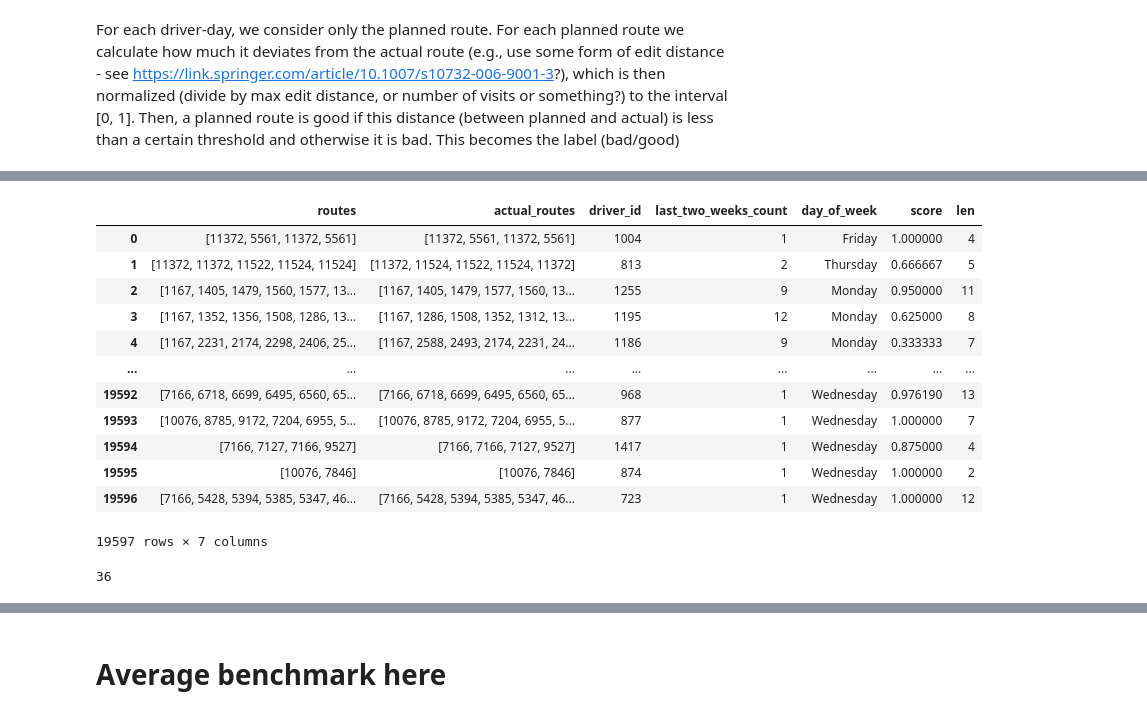
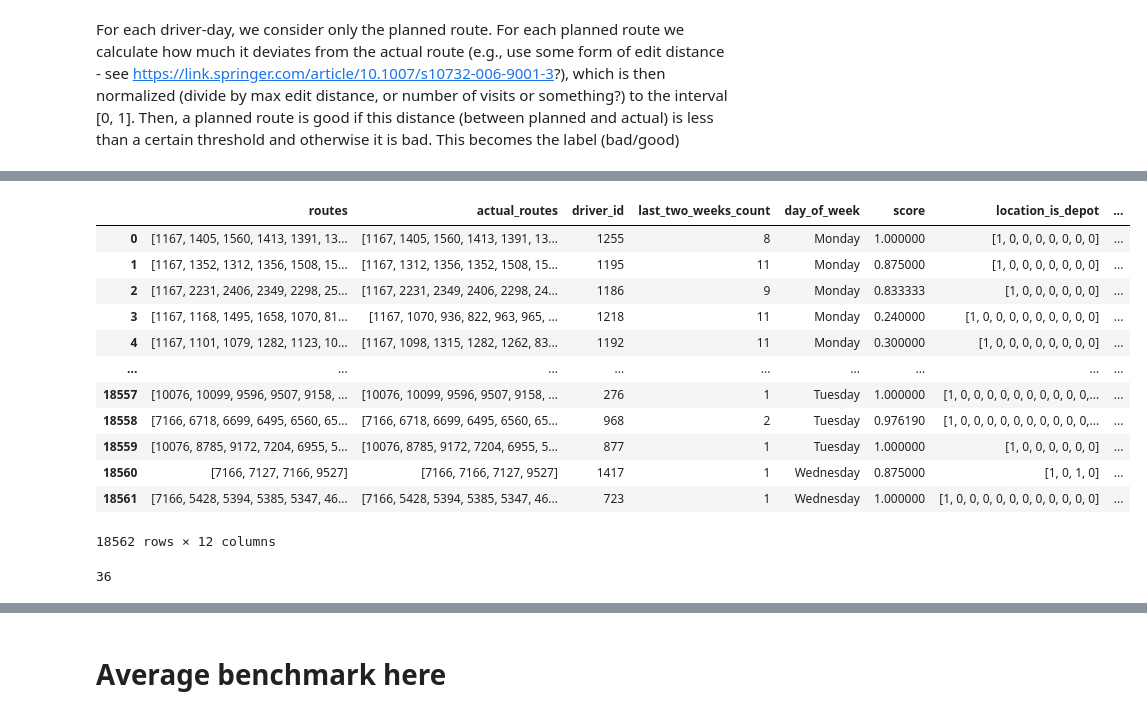
Before and after one commit to anna1904/RouteClassification, a Jupyter notebook: score_prediction-larger.ipynb, the cells around one changed output, grey strips where cells are left out. Cells and saved outputs as stored; diff of their text form; code cells hidden in the pictures.

```diff
--- a/score_prediction-larger.ipynb
+++ b/score_prediction-larger.ipynb
@@ -160,7 +177,12 @@ routes['last_two_weeks_count'] = routes.apply(lambda row:
                                       routes[(routes['driver_id'] == row['driver_id']) &
                                          (row['date'] - routes['date']).dt.days.between(-14, 0)].shape[0],
                                       axis=1)
-routes = routes[(routes['date'] < '2024-01-01') | (routes['date'] > '2024-01-14')]
+routes = routes[(routes['date'] < '2023-12-21') | (routes['date'] > '2024-01-14')]
+routes['location_type_id'] = routes['location_type_id'].apply(lambda x: [0 if i == 1 else 1 for i in x])
+routes['location_is_depot'] = routes['location_is_depot'].apply(lambda x: [int(value) for value in x])
+
+routes = routes[routes['planned_route_location'].apply(lambda x: len(x) > 2)]
+routes = routes.reset_index(drop=True)
 # %%
 routes
 # %% [output]
@@ -206,5 +228,12 @@ routes['actual_route_location'] = create_actual_route(routes, 'planned_route_cra
 routes['actual_route_type'] = create_actual_route_type(routes, 'planned_route_craft')
 # routes['distance_actual_route'] = routes.apply(calculate_distance_actual, axis=1)
 # routes['total_distance_actual'] = routes['distance_actual_route'].apply(sum)
-routes
+# routes['difference_distance'] = (routes['total_distance_actual'] - routes['total_distance_planned'])/routes['total_distance_planned']
+
+#remove all the routes with length <= 2
+routes = routes[routes['planned_route_location'].apply(lambda x: len(x) > 2)]
+routes = routes.reset_index(drop=True)
+# routes['distance_actual_route'] = routes.apply(calculate_distance_actual, axis=1)
+# routes['total_distance_actual'] = routes['distance_actual_route'].apply(sum)
+len(routes)
 # %% [output]
@@ -249,5 +266,5 @@ routes['difference_distance'] = routes['total_distance_actual'] - routes['total_
 # %% [output]
 KeyError: 'total_distance_actual'
 # %%
-planned_routes = routes[['planned_route_craft', 'actual_route_location', 'driver_id', 'day_of_week', 'last_two_weeks_count', 'location_type_id', 'stop_arrived_at', 'stop_earliest', 'stop_latest', 'current_lat', 'current_lng', 'difference_distance']]
+planned_routes = routes[['planned_route_craft', 'actual_route_location', 'driver_id', 'day_of_week', 'last_two_weeks_count', 'location_type_id', 'stop_arrived_at', 'stop_earliest', 'stop_latest', 'current_lat', 'current_lng', 'location_is_depot', 'date']]
 actual_routes = routes['actual_route_location']
@@ -338,16 +330,15 @@ def calculate_route_quality_score(planned_ranks, actual_ranks):
 # %% [markdown]
 For each driver-day, we consider only the planned route. For each planned route we calculate how much it deviates from the actual route (e.g., use some form of edit distance - see https://link.springer.com/article/10.1007/s10732-006-9001-3?), which is then normalized (divide by max edit distance, or number of visits or something?) to the interval [0, 1]. Then, a planned route is good if this distance (between planned and actual) is less than a certain threshold and otherwise it is bad. This becomes the label (bad/good)
 # %%
-completed_routes_df = pd.DataFrame(columns=['planned_route_craft', 'actual_route_location', 'driver_id', 'day_of_week', 'last_two_weeks_count', 'location_type_id', 'stop_arrived_at', 'stop_earliest', 'stop_latest', 'current_lat', 'current_lng', 'score'])
-uncompleted_routes_df = pd.DataFrame(columns=['planned_route_craft', 'actual_route_location', 'driver_id', 'day_of_week', 'distance_route', 'last_two_weeks_count', 'location_type_id', 'stop_arrived_at', 'stop_earliest', 'stop_latest', 'current_lat', 'current_lng', 'edit_distance', 'score'])
+completed_routes_df = pd.DataFrame(columns=['planned_route_craft', 'actual_route_location', 'driver_id', 'day_of_week', 'last_two_weeks_count', 'location_type_id', 'stop_arrived_at', 'stop_earliest', 'stop_latest', 'current_lat', 'current_lng', 'score', 'location_is_depot', 'date'])
 #11700795
 for i in range(len(planned_routes_list)):
     # editDistance = minDistance(planned_routes_list[i],actual_routes_list[i])
     score = calculate_route_quality_score(planned_routes_list[i],actual_routes_list[i])
-    if score != 0:
-        completed_routes_df = pd.concat([completed_routes_df, pd.DataFrame([planned_routes.iloc[i]]).assign(score=score).reset_index(drop=True)], ignore_index=True)
+    completed_routes_df = pd.concat([completed_routes_df, pd.DataFrame([planned_routes.iloc[i]]).assign(score=score).reset_index(drop=True)], ignore_index=True)
 
 
 print(len(completed_routes_df))
 # completed_routes_df
+completed_routes_df
 # %% [output]
@@ -396,41 +400,52 @@ Number of rows on Sunday: 211
 # %%
 final_routes = pd.DataFrame({
     'routes': completed_routes_df['planned_route_craft'].tolist(),
     'actual_routes': completed_routes_df['actual_route_location'].tolist(),
     'driver_id': completed_routes_df['driver_id'].tolist() ,
     'last_two_weeks_count': completed_routes_df['last_two_weeks_count'].tolist(),
     'day_of_week': completed_routes_df['day_of_week'].tolist(),
-    'score': completed_routes_df['score'].tolist()
-    # 'current_lat': completed_routes_df['current_lat'].tolist(),
-    # 'current_lng': completed_routes_df['current_lng'].tolist(),
-    # 'day_of_week': completed_routes_df['day_of_week'].tolist() + uncompleted_routes_df['day_of_week'].tolist(),
+    'score': completed_routes_df['score'].tolist(),
+    'location_is_depot': completed_routes_df['location_is_depot'].tolist(),
+    'location_type_id': completed_routes_df['location_type_id'].tolist(),
+    # 'distance_route': completed_routes_df['distance_route'].tolist(),
+    'current_lat': completed_routes_df['current_lat'].tolist(),
+    'current_lng': completed_routes_df['current_lng'].tolist(),
+    'date': completed_routes_df['date'].tolist(),
 })
 final_routes['len'] = final_routes['routes'].apply(lambda x: len(x))
 final_routes
 
 # [0] * len(artificial_planned_routes)
 # artificial_planned_routes['distance_route'].tolist()
 # artificial_planned_routes['driver_id'].tolist()
 # artificial_planned_routes['common_subsequence'].tolist()
 # %% [output]
-|  | routes | actual_routes | driver_id | last_two_weeks_count | day_of_week | score | len |
-| 0 | [11372, 5561, 11372, 5561] | [11372, 5561, 11372, 5561] | 1004 | 1 | Friday | 1.000000 | 4 |
-| 1 | [11372, 11372, 11522, 11524, 11524] | [11372, 11524, 11522, 11524, 11372] | 813 | 2 | Thursday | 0.666667 | 5 |
-| 2 | [1167, 1405, 1479, 1560, 1577, 13... | [1167, 1405, 1479, 1577, 1560, 13... | 1255 | 9 | Monday | 0.950000 | 11 |
-| 3 | [1167, 1352, 1356, 1508, 1286, 13... | [1167, 1286, 1508, 1352, 1312, 13... | 1195 | 12 | Monday | 0.625000 | 8 |
-| 4 | [1167, 2231, 2174, 2298, 2406, 25... | [1167, 2588, 2493, 2174, 2231, 24... | 1186 | 9 | Monday | 0.333333 | 7 |
-| ... | ... | ... | ... | ... | ... | ... | ... |
-| 19592 | [7166, 6718, 6699, 6495, 6560, 65... | [7166, 6718, 6699, 6495, 6560, 65... | 968 | 1 | Wednesday | 0.976190 | 13 |
-| 19593 | [10076, 8785, 9172, 7204, 6955, 5... | [10076, 8785, 9172, 7204, 6955, 5... | 877 | 1 | Wednesday | 1.000000 | 7 |
-| 19594 | [7166, 7127, 7166, 9527] | [7166, 7166, 7127, 9527] | 1417 | 1 | Wednesday | 0.875000 | 4 |
-| 19595 | [10076, 7846] | [10076, 7846] | 874 | 1 | Wednesday | 1.000000 | 2 |
-| 19596 | [7166, 5428, 5394, 5385, 5347, 46... | [7166, 5428, 5394, 5385, 5347, 46... | 723 | 1 | Wednesday | 1.000000 | 12 |
+|  | routes | actual_routes | driver_id | last_two_weeks_count | day_of_week | score | location_is_depot | ... |
+| 0 | [1167, 1405, 1560, 1413, 1391, 13... | [1167, 1405, 1560, 1413, 1391, 13... | 1255 | 8 | Monday | 1.000000 | [1, 0, 0, 0, 0, 0, 0, 0] | ... |
+| 1 | [1167, 1352, 1312, 1356, 1508, 15... | [1167, 1312, 1356, 1352, 1508, 15... | 1195 | 11 | Monday | 0.875000 | [1, 0, 0, 0, 0, 0, 0, 0] | ... |
+| 2 | [1167, 2231, 2406, 2349, 2298, 25... | [1167, 2231, 2349, 2406, 2298, 24... | 1186 | 9 | Monday | 0.833333 | [1, 0, 0, 0, 0, 0, 0] | ... |
+| 3 | [1167, 1168, 1495, 1658, 1070, 81... | [1167, 1070, 936, 822, 963, 965, ... | 1218 | 11 | Monday | 0.240000 | [1, 0, 0, 0, 0, 0, 0, 0, 0, 0] | ... |
+| 4 | [1167, 1101, 1079, 1282, 1123, 10... | [1167, 1098, 1315, 1282, 1262, 83... | 1192 | 11 | Monday | 0.300000 | [1, 0, 0, 0, 0, 0, 0, 0, 0] | ... |
+| ... | ... | ... | ... | ... | ... | ... | ... | ... |
+| 18557 | [10076, 10099, 9596, 9507, 9158, ... | [10076, 10099, 9596, 9507, 9158, ... | 276 | 1 | Tuesday | 1.000000 | [1, 0, 0, 0, 0, 0, 0, 0, 0, 0, 0,... | ... |
+| 18558 | [7166, 6718, 6699, 6495, 6560, 65... | [7166, 6718, 6699, 6495, 6560, 65... | 968 | 2 | Tuesday | 0.976190 | [1, 0, 0, 0, 0, 0, 0, 0, 0, 0, 0,... | ... |
+| 18559 | [10076, 8785, 9172, 7204, 6955, 5... | [10076, 8785, 9172, 7204, 6955, 5... | 877 | 1 | Tuesday | 1.000000 | [1, 0, 0, 0, 0, 0, 0] | ... |
+| 18560 | [7166, 7127, 7166, 9527] | [7166, 7166, 7127, 9527] | 1417 | 1 | Wednesday | 0.875000 | [1, 0, 1, 0] | ... |
+| 18561 | [7166, 5428, 5394, 5385, 5347, 46... | [7166, 5428, 5394, 5385, 5347, 46... | 723 | 1 | Wednesday | 1.000000 | [1, 0, 0, 0, 0, 0, 0, 0, 0, 0, 0, 0] | ... |
-19597 rows × 7 columns
+18562 rows × 12 columns
-# %%
-
-max([len(i) for i in final_routes['routes']])
-# %% [output]
-36
+# %%
+def determine_country(lat, lng):
+    if 57.5 <= lat <= 71.2 and 4.0 <= lng <= 31.0:
+        return 0  # Norway
+    elif 54.5 <= lat <= 57.8 and 8.0 <= lng <= 15.0:
+        return 1  # Denmark
+    else:
+        return 1
+final_routes['country_flag'] = final_routes.apply(lambda row: determine_country(row['current_lat'][0], row['current_lng'][0]), axis=1)
+
+max([len(i) for i in final_routes['routes']])
+# %% [output]
+36
 # %%
 #create dictionary and encode to smaller unique numbers
 locations_dic = {}
```
Also changed, not shown: parts of 42 cells of this notebook, 1 other file.
